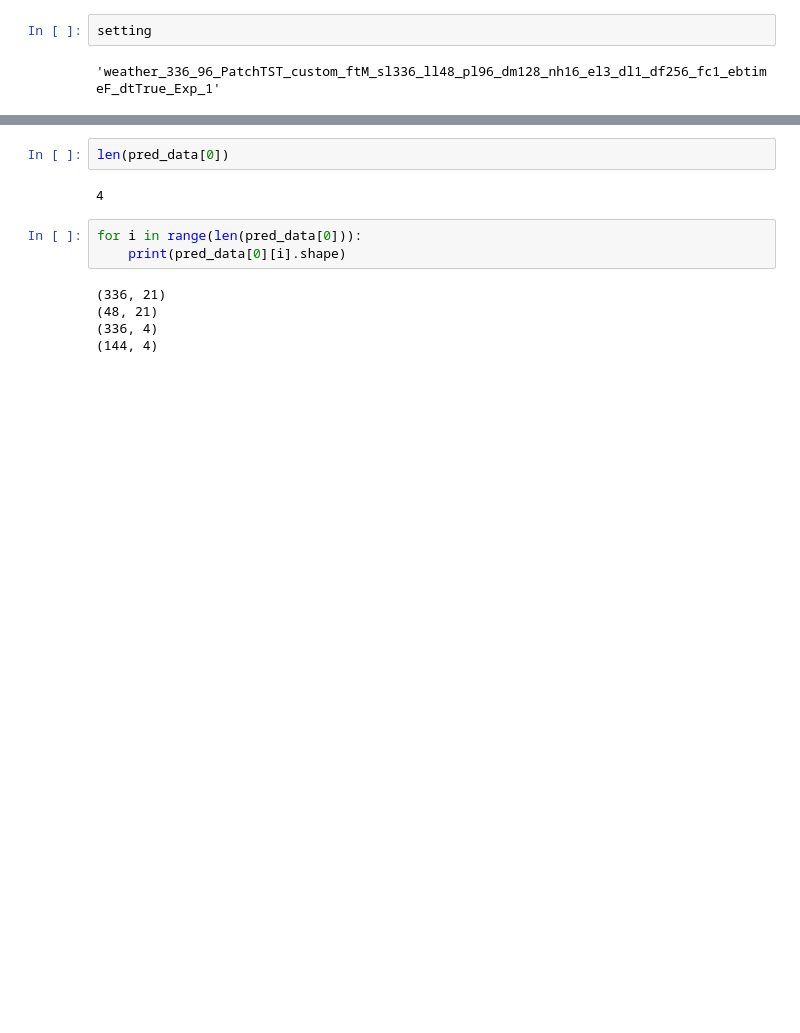
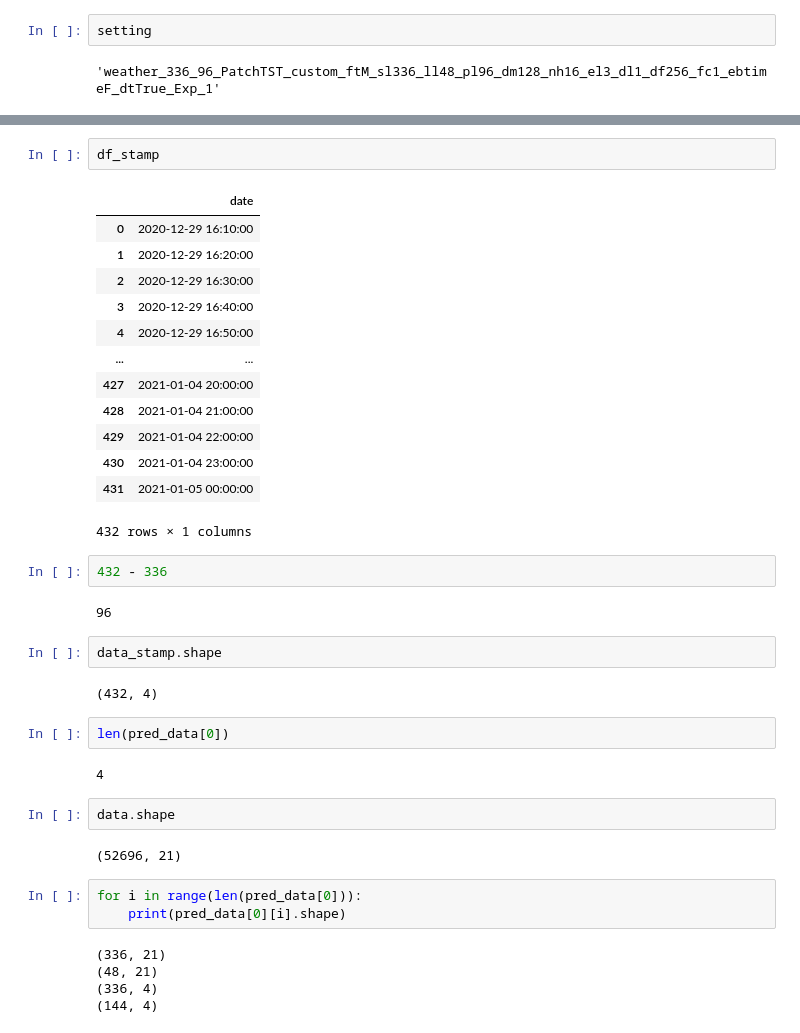
Before and after one commit to syunar/PatchTST, a Jupyter notebook: inference_patchtst.ipynb, the cells around one changed output, grey strips where cells are left out. Drawn from its saved outputs; the diff is of its cells as text; blank space fills up the shorter version.

```diff
--- a/inference_patchtst.ipynb
+++ b/inference_patchtst.ipynb
@@ -337,7 +517,35 @@ pred_data[0][1].shape
+# %%
+df_stamp
+# %% [output]
+|  | date |
+| 0 | 2020-12-29 16:10:00 |
+| 1 | 2020-12-29 16:20:00 |
+| 2 | 2020-12-29 16:30:00 |
+| 3 | 2020-12-29 16:40:00 |
+| 4 | 2020-12-29 16:50:00 |
+| ... | ... |
+| 427 | 2021-01-04 20:00:00 |
+| 428 | 2021-01-04 21:00:00 |
+| 429 | 2021-01-04 22:00:00 |
+| 430 | 2021-01-04 23:00:00 |
+| 431 | 2021-01-05 00:00:00 |
+432 rows × 1 columns
+# %%
+432 - 336
+# %% [output]
+96
+# %%
+data_stamp.shape
+# %% [output]
+(432, 4)
 # %%
 len(pred_data[0])
 # %% [output]
 4
+# %%
+data.shape
+# %% [output]
+(52696, 21)
 # %%
 for i in range(len(pred_data[0])):
     print(pred_data[0][i].shape)
```
Also changed, not shown: parts of 25 cells of this notebook.
